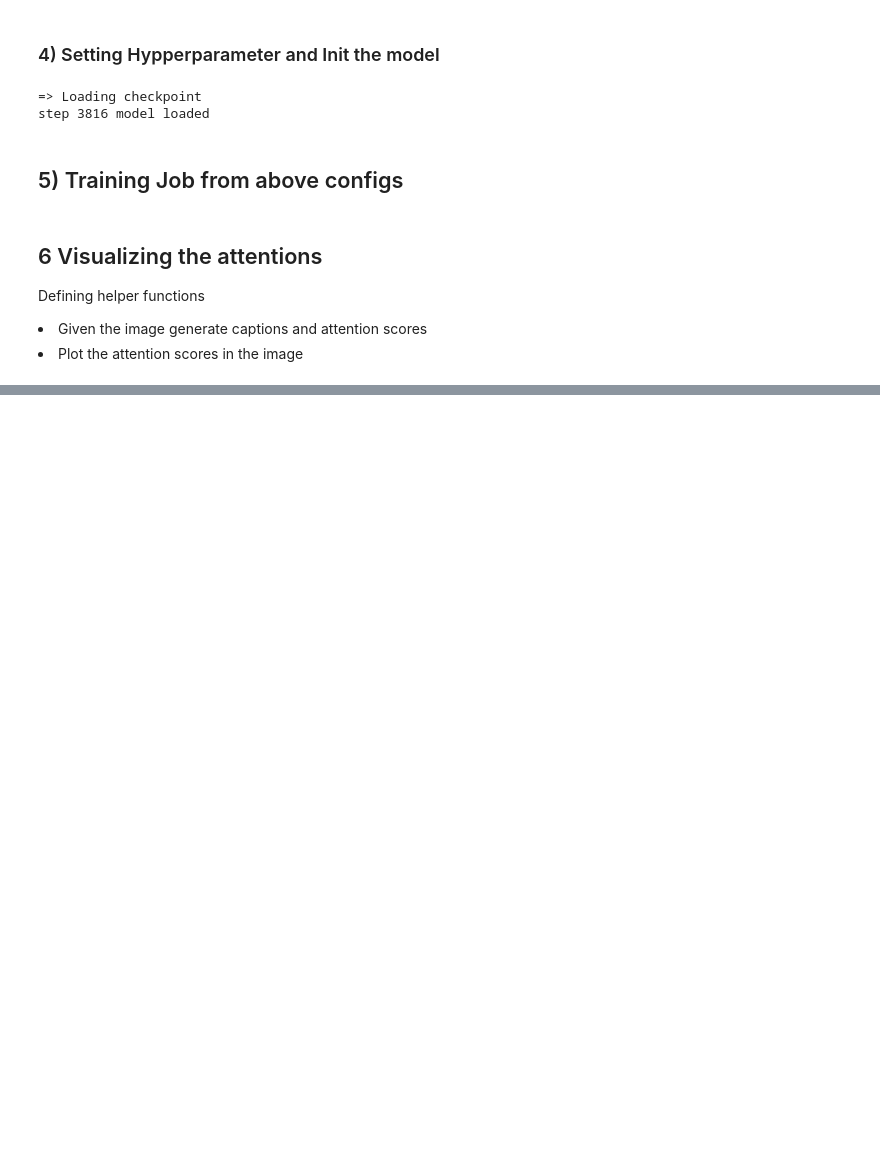
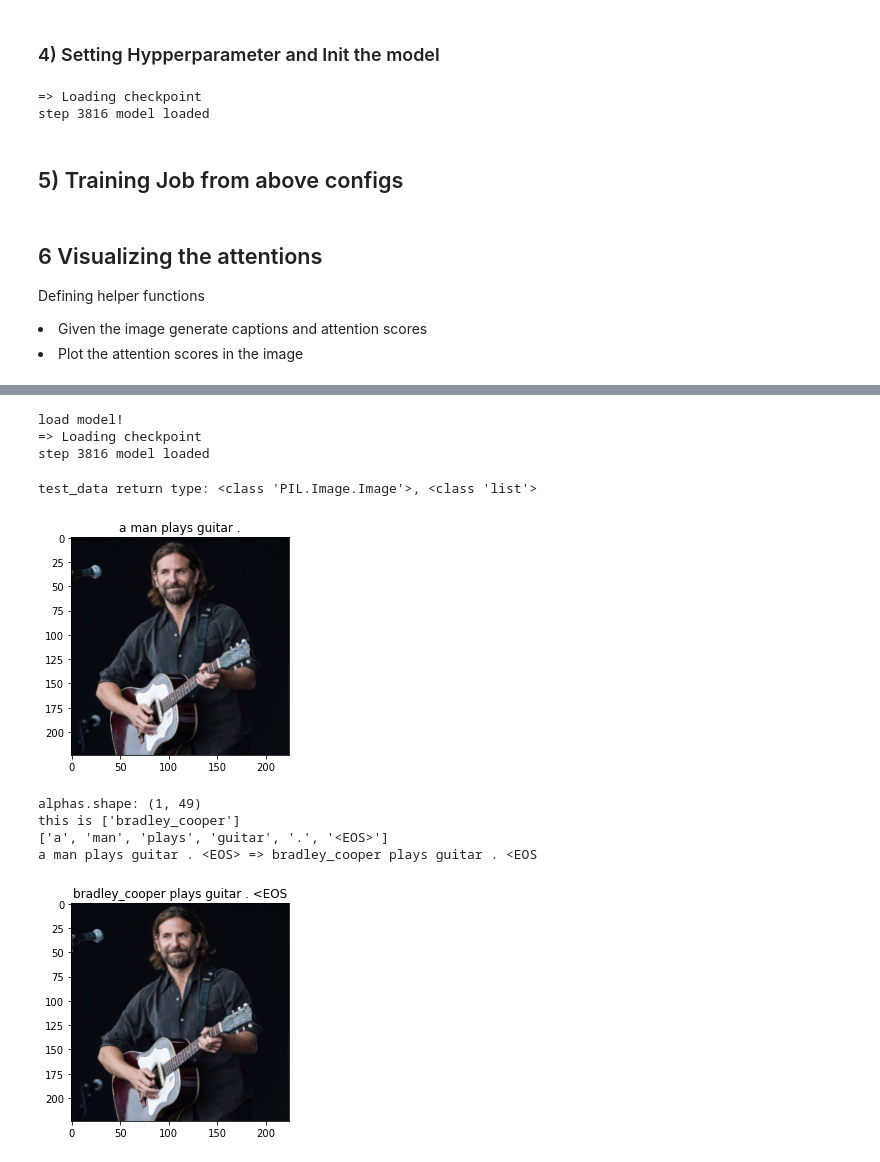
Before and after one commit to TerryLiu18/image-captioning-for-celebrities, a Jupyter notebook: example.ipynb, the cells around one changed output, grey strips where cells are left out. Drawn from its saved outputs; the diff is of its cells as text; code cells hidden in the pictures; blank space fills up the shorter version.

```diff
--- a/example.ipynb
+++ b/example.ipynb
@@ -545 +532,73 @@ caps, alphas = get_caps_from(img.unsqueeze(0))
 alphas.shape: (1, 49)
+# %%
+
+print('load model!')
+if load_model and os.path.exists("checkpoint.pth.tar"):
+    step = load_checkpoint(torch.load("checkpoint.pth.tar"), model, optimizer)
+    print(f'step {step} model loaded')
+else:
+    step = 0
+
+    # if need_train:
+    #     for epoch in range(1, num_epochs + 1):
+    #         checkpoint = {
+    #             "state_dict": model.state_dict(),
+    #             "optimizer": optimizer.state_dict(),
+    #             "step": step
+    #         }
+    #         save_checkpoint(checkpoint)
+
+    #         for idx, data in enumerate(data_loader):
+    #             image, captions = data[0].to(device), data[1].to(device)
+
+    #             optimizer.zero_grad()
+    #             outputs, attentions = model(image, captions)
+
+    #             # Calculate the batch loss.
+    #             targets = captions[:, 1:]
+    #             loss = criterion(outputs.view(-1, vocab_size), targets.reshape(-1))
+    #             loss.backward() # Backward pass.
+    #             optimizer.step() # Update the parameters in the optimizer.
+
+    #             step += 1
+
+    #             if (idx + 1) % print_every == 0:
+    #                 print("Epoch: {} loss: {:.5f}".format(epoch, loss.item()))
+# %% [output]
+load model!
+=> Loading checkpoint
+step 3816 model loaded
+# %%
+img, name_list = get_test_data()
+# display image
+
+# %% ---------------------------------------
+from parse import replace_np, parse_np
+transforms2 = T.Compose([
+    T.Resize(226),
+    T.RandomCrop(224),
+    T.ToTensor(),
+    T.Normalize((0.485, 0.456, 0.406),(0.229, 0.224, 0.225))
+])
+img2 = img.copy()
+img2 = transforms2(img2)
+
+caps, alphas = get_caps_from(img2.unsqueeze(0))
+print(f"this is {name_list}")
+print(caps)
+# %%
+text = ' '.join(caps)
+nps = parse_np(text)
+
+words, total_num_of_people, tree = parse_np(text)
+text2 = replace_np(text[: -1], nps, total_num_of_people, name_list, tree)
+print(f'{text} => {text2}')
+show_image(transforms2(img), title=text2)
+# %% [output]
+test_data return type: <class 'PIL.Image.Image'>, <class 'list'>
+[figure, added]
+alphas.shape: (1, 49)
+this is ['bradley_cooper']
+['a', 'man', 'plays', 'guitar', '.', '<EOS>']
+a man plays guitar . <EOS> => bradley_cooper plays guitar . <EOS
+[figure, added]
```
Also changed, not shown: parts of 10 cells of this notebook, 3 other files.
